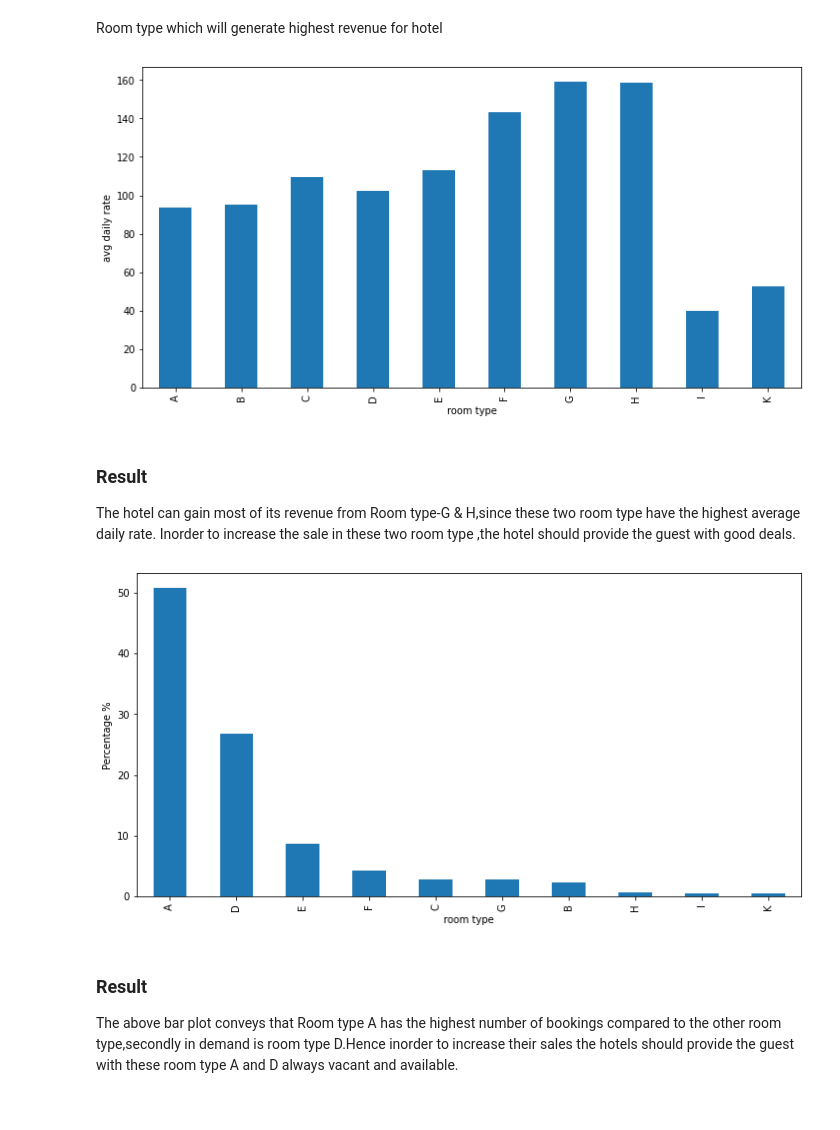
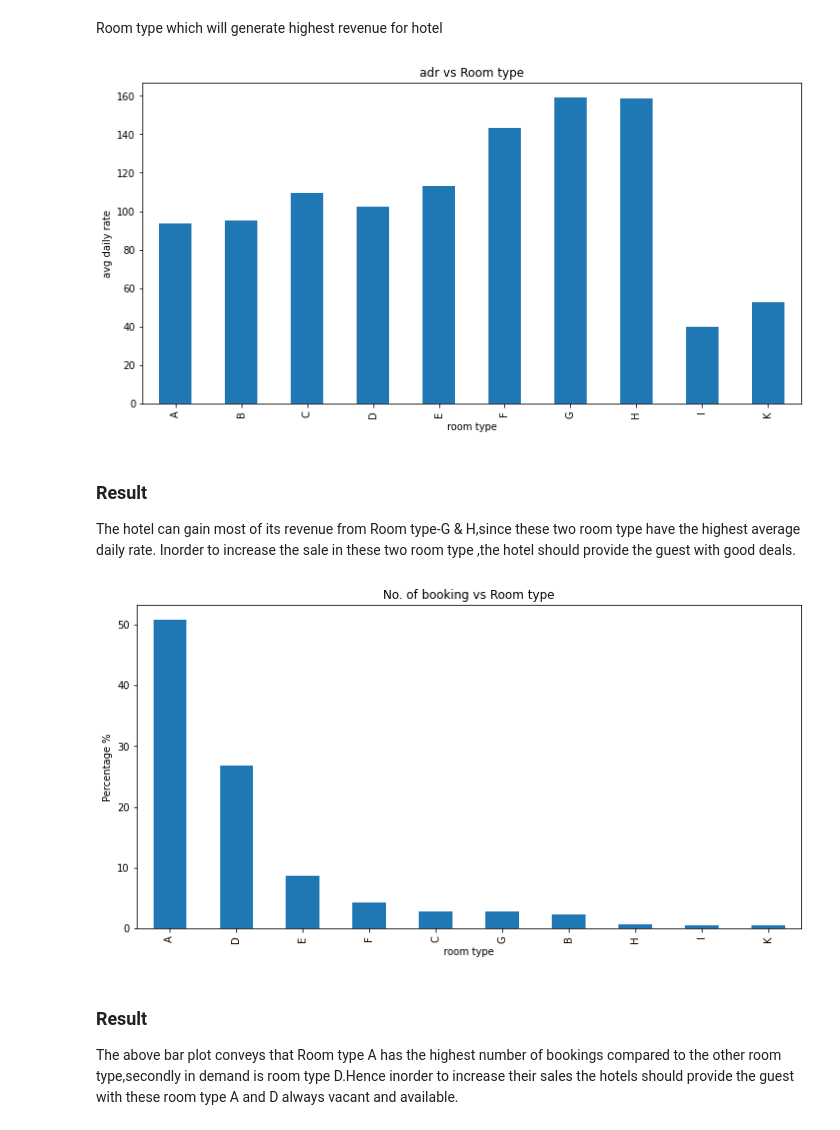
Before and after one commit to 7692TITO/EDA-Capstone-Project, a Jupyter notebook: Eda_Project_Hotel_Booking_Analysis_Capstone_Project.ipynb, the cells around one changed output. Drawn from its saved outputs; the diff is of its cells as text; code cells hidden in the pictures.

```diff
--- a/Eda_Project_Hotel_Booking_Analysis_Capstone_Project.ipynb
+++ b/Eda_Project_Hotel_Booking_Analysis_Capstone_Project.ipynb
@@ -257,0 +239,2 @@ sns.jointplot(x='hotel', y='days_in_waiting_list', data= df)
+# %%
+df.drop(df[df['required_car_parking_spaces']> 5].index,inplace=True)       #Removing outliers from the car parking space data
@@ -422,11 +401,12 @@ factor2 = new_df.groupby(['assigned_room_type'])['adr'].mean()
 # %%
 plt.rcParams['figure.figsize'] = (12,6)
 factor2.plot(kind = 'bar')
+plt.title('adr vs Room type')
 plt.ylabel('avg daily rate')
 plt.xlabel('room type')
 plt.show()
 # %% [output]
-[figure, old version]
+[figure, new version]
 # %% [markdown]
 ### **Result**
 The hotel can gain most of its revenue from Room type-G & H,since these two room type have the highest average daily rate. Inorder to increase the sale in these two room type ,the hotel should provide the guest with good deals.
@@ -434,11 +414,12 @@ The hotel can gain most of its revenue from Room type-G & H,since these two room
 x = (new_df['assigned_room_type'].value_counts()/new_df['assigned_room_type'].size)*100
 plt.rcParams['figure.figsize'] = (12,6)
 x.plot(kind = 'bar')
+plt.title('No. of booking vs Room type')
 plt.ylabel('Percentage %')
 plt.xlabel('room type')
 plt.show()
 # %% [output]
-[figure, old version]
+[figure, new version]
 # %% [markdown]
 ### **Result**
 The above bar plot conveys that Room type A has the highest number of bookings compared to the other room type,secondly in demand is room type D.Hence inorder to increase their sales the hotels should provide the guest with these room type A and D always vacant and available.
```
Also changed, not shown: parts of 50 cells of this notebook.
